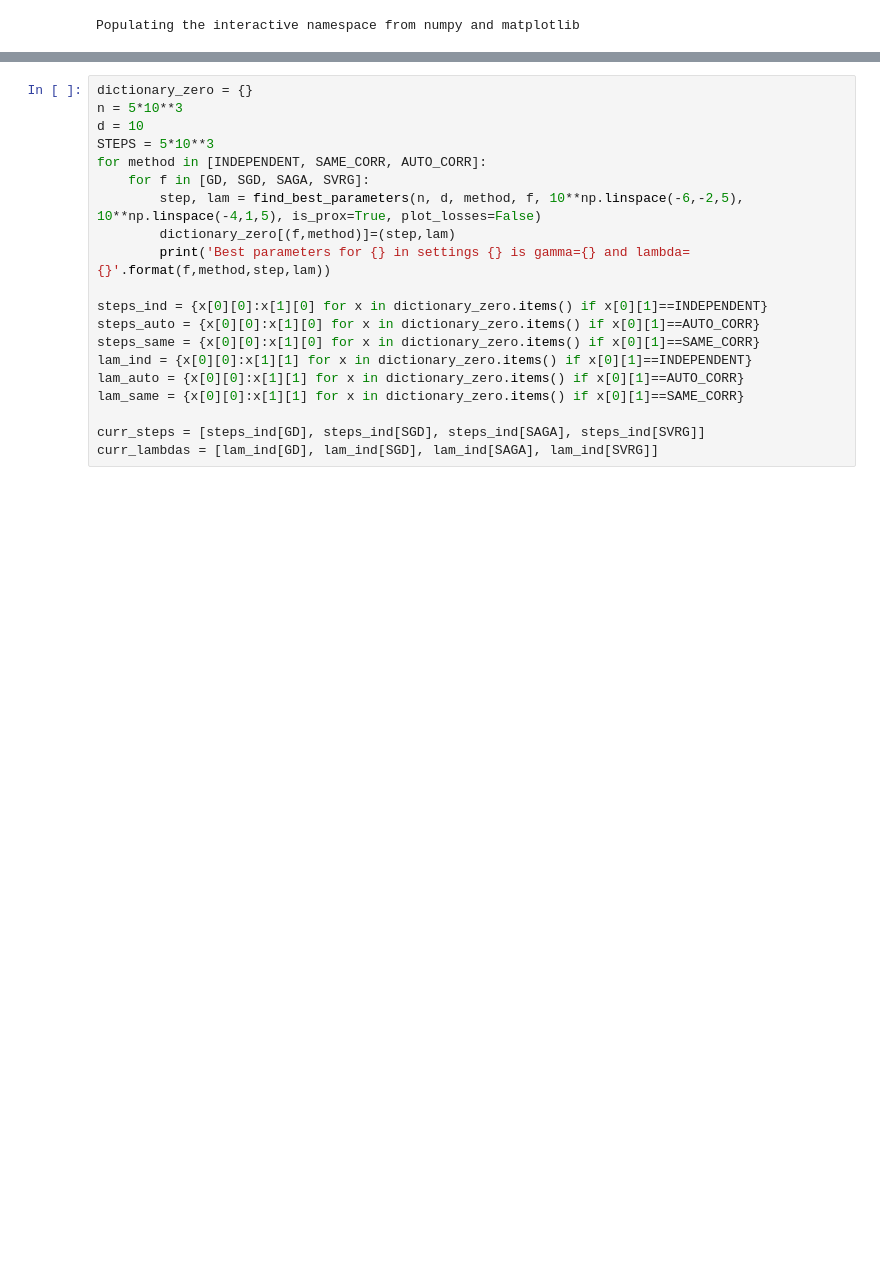
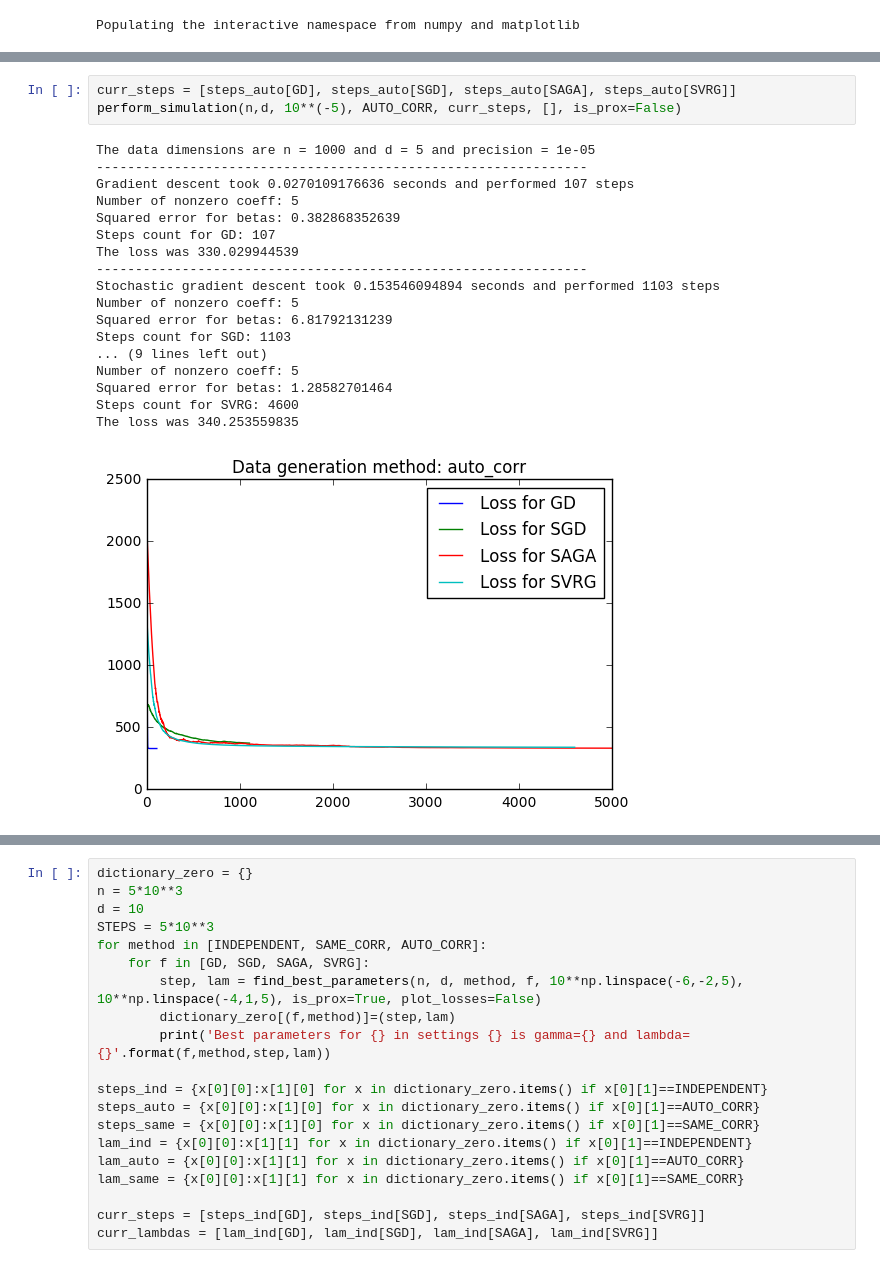
Before and after one commit to sjwilczynski/AlgStPr, a Jupyter notebook: lab3/ProjectNotebook.ipynb, the cells around one changed output, grey strips where cells are left out. Cells and saved outputs as stored; diff of their text form; blank space fills up the shorter version.

```diff
--- a/lab3/ProjectNotebook.ipynb
+++ b/lab3/ProjectNotebook.ipynb
@@ -356,0 +434,22 @@ The loss was 1144.88662811
+# %%
+curr_steps = [steps_auto[GD], steps_auto[SGD], steps_auto[SAGA], steps_auto[SVRG]]
+perform_simulation(n,d, 10**(-5), AUTO_CORR, curr_steps, [], is_prox=False)
+# %% [output]
+The data dimensions are n = 1000 and d = 5 and precision = 1e-05
+---------------------------------------------------------------
+Gradient descent took 0.0270109176636 seconds and performed 107 steps
+Number of nonzero coeff: 5
+Squared error for betas: 0.382868352639
+Steps count for GD: 107
+The loss was 330.029944539
+---------------------------------------------------------------
+Stochastic gradient descent took 0.153546094894 seconds and performed 1103 steps
+Number of nonzero coeff: 5
+Squared error for betas: 6.81792131239
+Steps count for SGD: 1103
+... (9 lines left out)
+Number of nonzero coeff: 5
+Squared error for betas: 1.28582701464
+Steps count for SVRG: 4600
+The loss was 340.253559835
+[figure, added]
```
Also changed, not shown: parts of 19 cells of this notebook.
